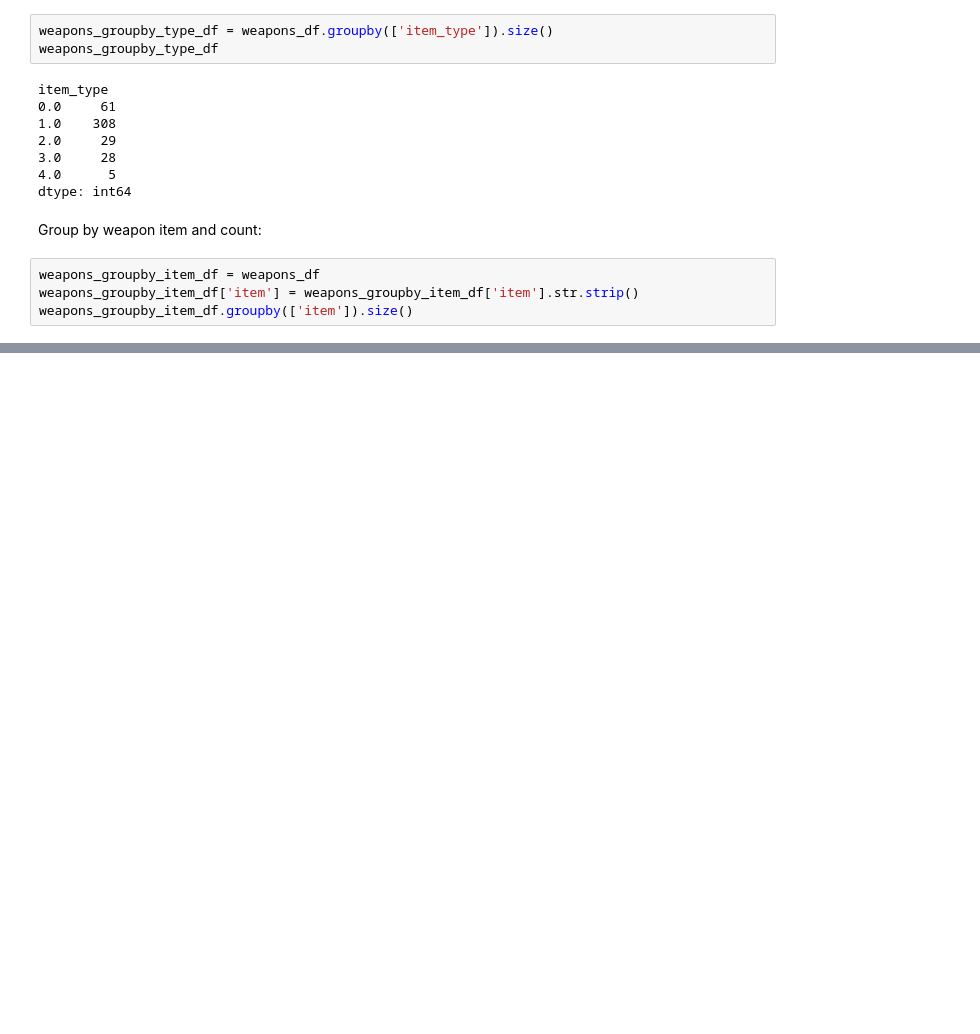
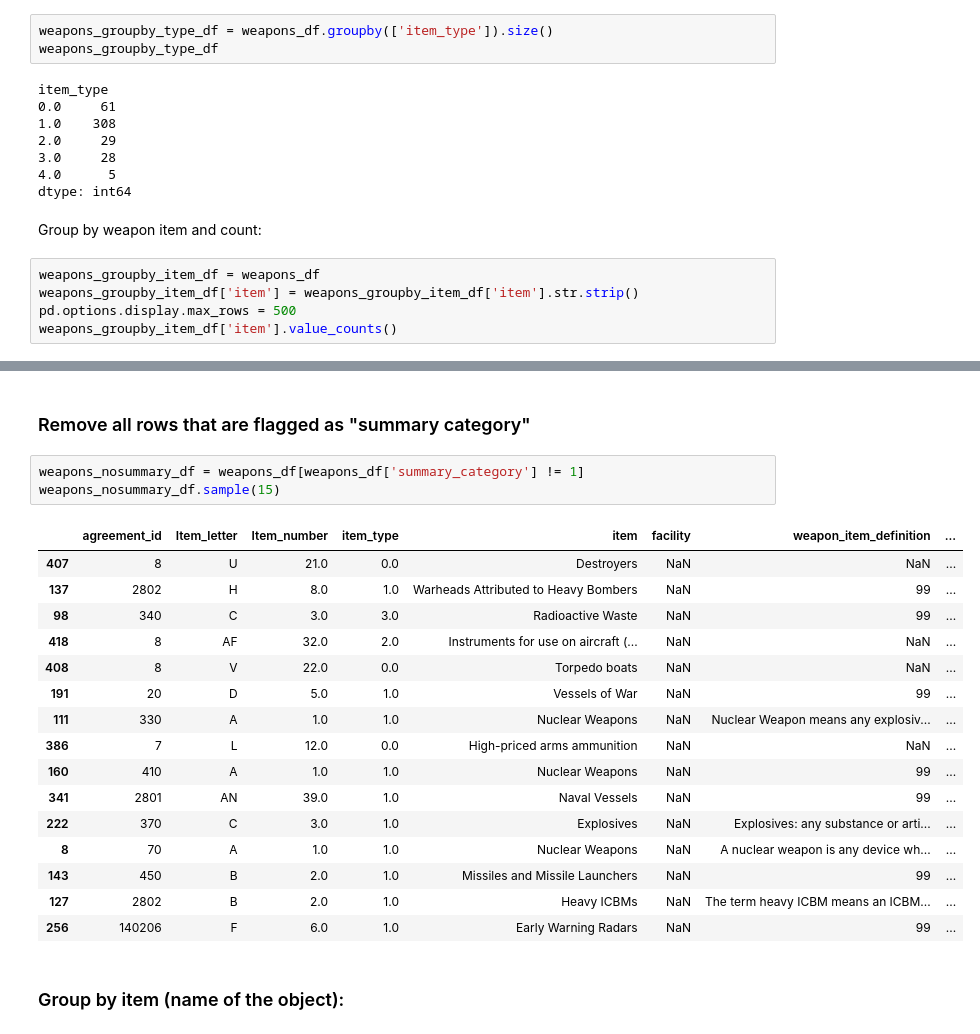
Before and after one commit to leheinzmann/amc-research-sprint-lh_gl, a Jupyter notebook: exploratory_data_analysis.ipynb, the cells around one changed output, grey strips where cells are left out. Saved outputs shown, nothing was run; the diff lists cells and outputs as text; blank space fills up the shorter version.

Commit message:
Some data analysis and more definitions

```diff
--- a/exploratory_data_analysis.ipynb
+++ b/exploratory_data_analysis.ipynb
@@ -43,6 +43,7 @@ Group by weapon item and count:
 # %%
 weapons_groupby_item_df = weapons_df
 weapons_groupby_item_df['item'] = weapons_groupby_item_df['item'].str.strip()
-weapons_groupby_item_df.groupby(['item']).size()
+pd.options.display.max_rows = 500
+weapons_groupby_item_df['item'].value_counts()
 # %% [output]
 item
@@ -60,0 +80,24 @@ Length: 235, dtype: int64
+# %% [markdown]
+### Remove all rows that are flagged as "summary category"
+# %%
+weapons_nosummary_df = weapons_df[weapons_df['summary_category'] != 1]
+weapons_nosummary_df.sample(15)
+# %% [output]
+|  | agreement_id | Item_letter | Item_number | item_type | item | facility | weapon_item_definition | ... |
+| 407 | 8 | U | 21.0 | 0.0 | Destroyers | NaN | NaN | ... |
+| 137 | 2802 | H | 8.0 | 1.0 | Warheads Attributed to Heavy Bombers | NaN | 99 | ... |
+| 98 | 340 | C | 3.0 | 3.0 | Radioactive Waste | NaN | 99 | ... |
+| 418 | 8 | AF | 32.0 | 2.0 | Instruments for use on aircraft (... | NaN | NaN | ... |
+| 408 | 8 | V | 22.0 | 0.0 | Torpedo boats | NaN | NaN | ... |
+| 191 | 20 | D | 5.0 | 1.0 | Vessels of War | NaN | 99 | ... |
+| 111 | 330 | A | 1.0 | 1.0 | Nuclear Weapons | NaN | Nuclear Weapon means any explosiv... | ... |
+| 386 | 7 | L | 12.0 | 0.0 | High-priced arms ammunition | NaN | NaN | ... |
+| 160 | 410 | A | 1.0 | 1.0 | Nuclear Weapons | NaN | 99 | ... |
+| 341 | 2801 | AN | 39.0 | 1.0 | Naval Vessels | NaN | 99 | ... |
+| 222 | 370 | C | 3.0 | 1.0 | Explosives | NaN | Explosives: any substance or arti... | ... |
+| 8 | 70 | A | 1.0 | 1.0 | Nuclear Weapons | NaN | A nuclear weapon is any device wh... | ... |
+| 143 | 450 | B | 2.0 | 1.0 | Missiles and Missile Launchers | NaN | 99 | ... |
+| 127 | 2802 | B | 2.0 | 1.0 | Heavy ICBMs | NaN | The term heavy ICBM means an ICBM... | ... |
+| 256 | 140206 | F | 6.0 | 1.0 | Early Warning Radars | NaN | 99 | ... |
+# %% [markdown]
+### Group by item (name of the object):
```
Also changed, not shown: parts of 23 cells of this notebook, 1 other file.
